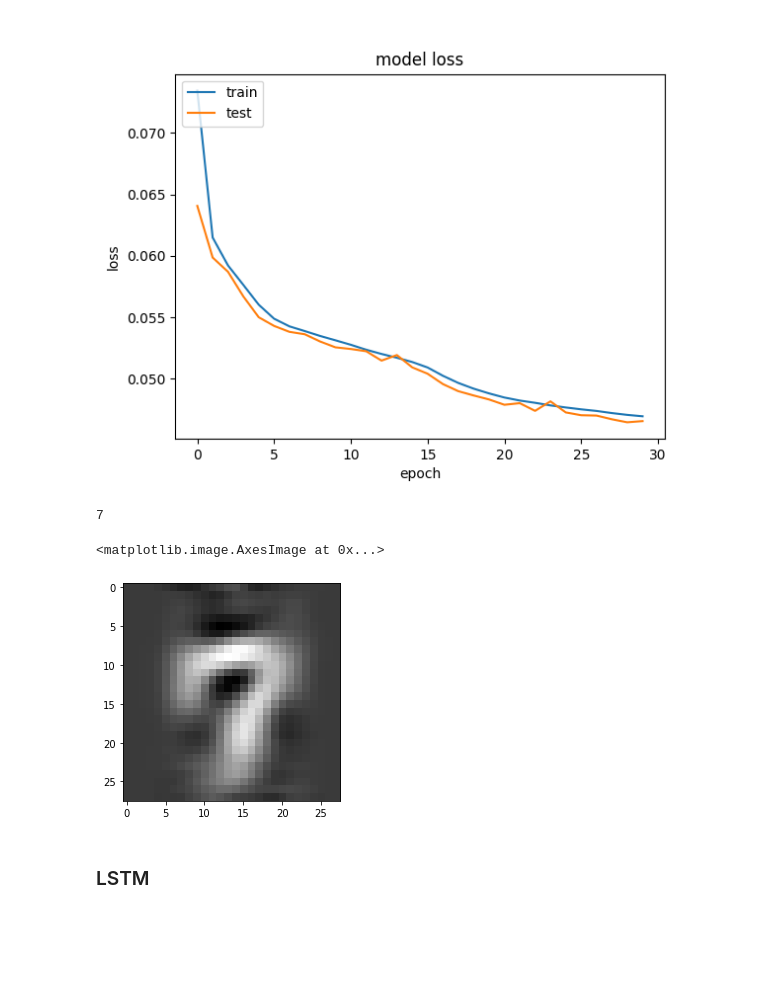
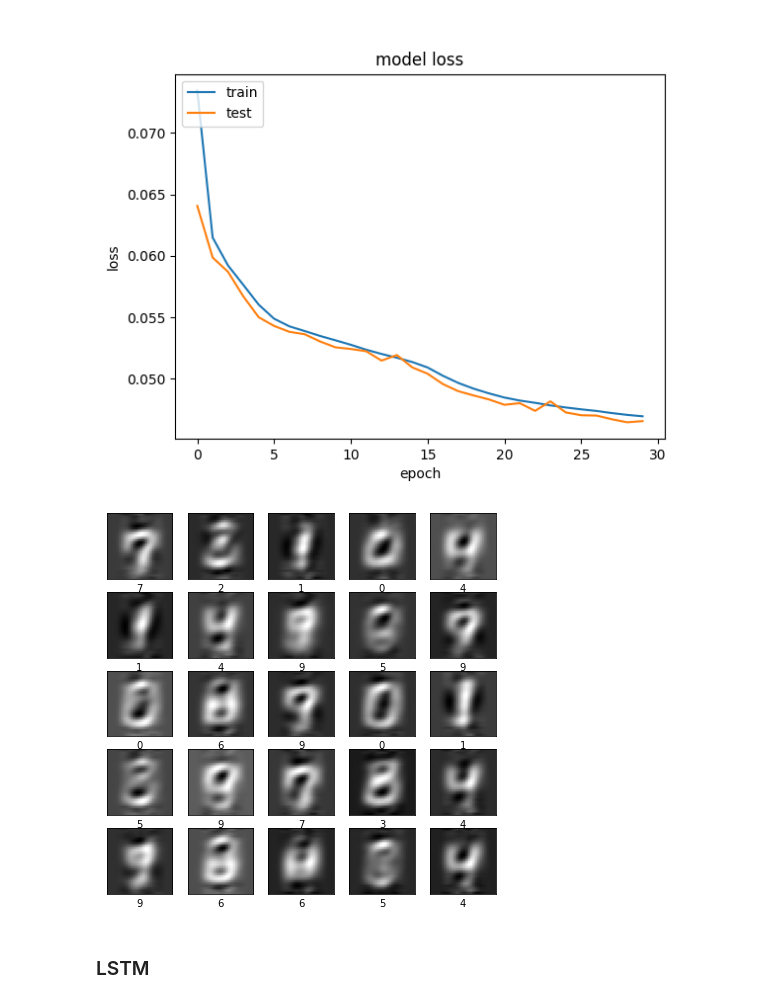
Before and after one commit to ernestchu/CSE688PracticeAndApplicationsOfMachineLearning, a Jupyter notebook: Assignments/hw3/src/hw3-1.ipynb, the cells around one changed output. Saved outputs shown, nothing was run; the diff lists cells and outputs as text; code cells hidden in the pictures; blank space fills up the shorter version.

```diff
--- a/Assignments/hw3/src/hw3-1.ipynb
+++ b/Assignments/hw3/src/hw3-1.ipynb
@@ -167,15 +169,20 @@ model_srnn = train(
 )
 # %% [output]
 [figure]
-# %%
-index = 0
-gen = model_srnn(tf.expand_dims(test_images[index], axis=0))
-print(test_labels[index])
-plt.imshow(gen[0], cmap='gray')
-# %% [output]
-7
-<matplotlib.image.AxesImage at 0x...>
-[figure, removed]
+# %%
+gen_images = model_srnn(test_images[:25])
+plt.figure(figsize=(7, 7))
+for i in range(25):
+    plt.subplot(5, 5, i+1)
+    plt.xticks([])
+    plt.yticks([])
+    plt.imshow(
+        gen_images[i],
+        cmap='gray'
+    )
+    plt.xlabel(test_labels[i])
+# %% [output]
+[figure, added]
 # %% [markdown]
 ### LSTM
 # %%
```
Also changed, not shown: parts of 16 cells of this notebook.
